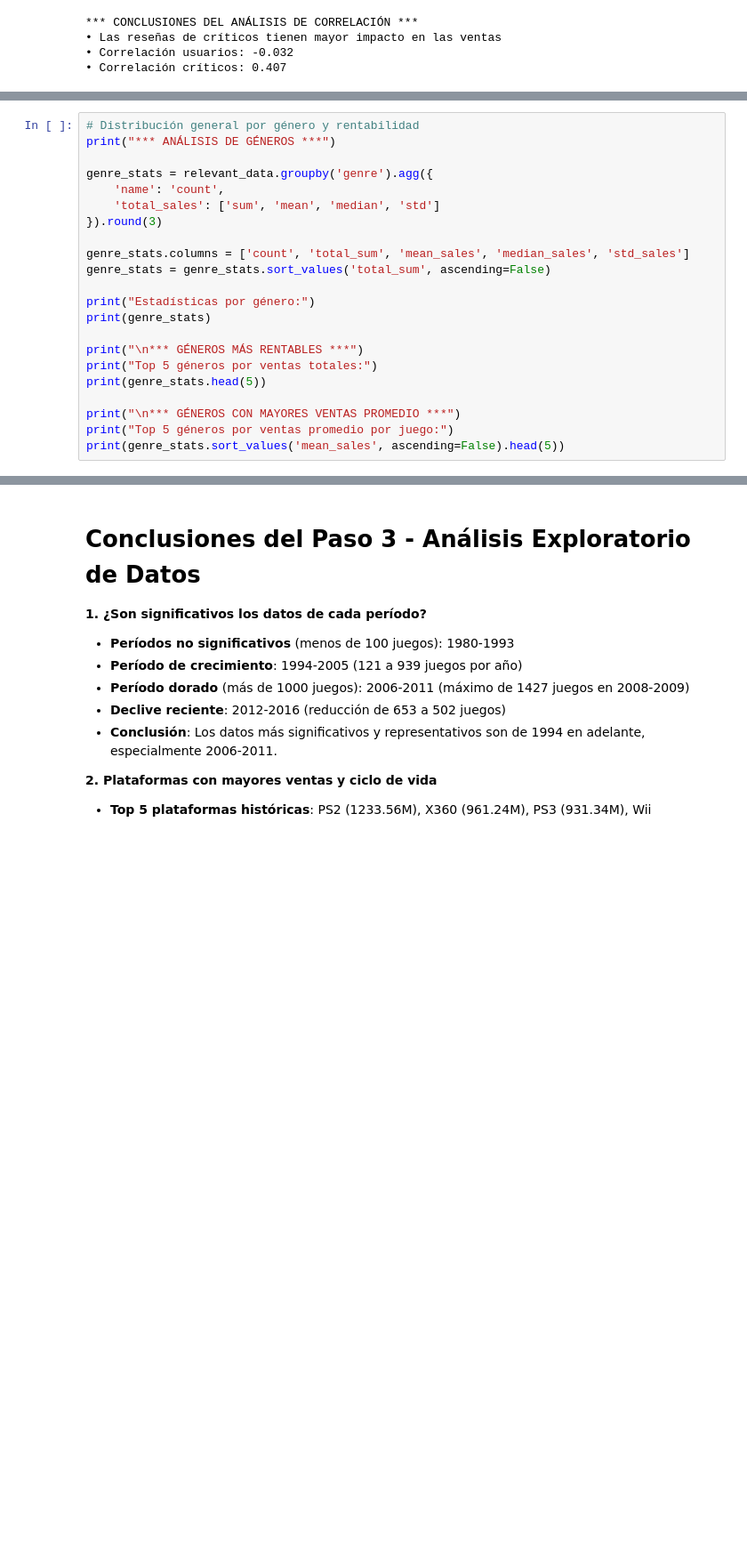
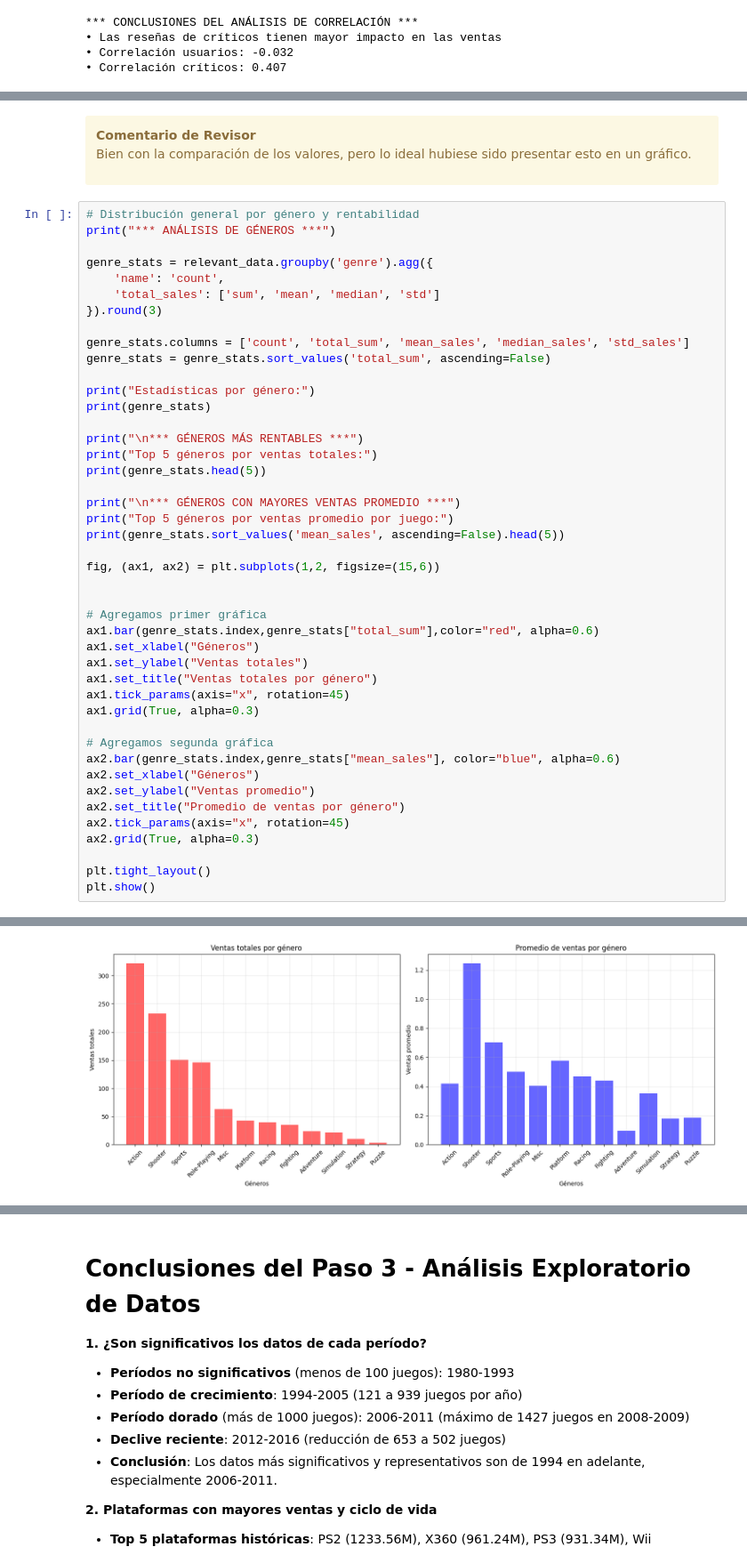
Before and after one commit to carloscarranza2486/tripleten-data-science, a Jupyter notebook: sprint-06-module-project-1/notebook.ipynb, the cells around one changed output, grey strips where cells are left out. Shown at 89% size. Saved outputs shown, nothing was run; the diff lists cells and outputs as text; blank space fills up the shorter version.

```diff
--- a/sprint-06-module-project-1/notebook.ipynb
+++ b/sprint-06-module-project-1/notebook.ipynb
@@ -639,3 +804,12 @@ Name: count, dtype: int64
+# %% [markdown]
+<div class="alert alert-block alert-warning">
+<b>Comentario de Revisor              </b><a class="tocSkip"></a>
+
+Bien con la comparación de los valores, pero lo ideal hubiese sido presentar esto en un gráfico.
+
+
+
+</div>
 # %%
 # Distribución general por género y rentabilidad
 print("*** ANÁLISIS DE GÉNEROS ***")
@@ -649,30 +823,53 @@ genre_stats.columns = ['count', 'total_sum', 'mean_sales', 'median_sales', 'std_
 genre_stats = genre_stats.sort_values('total_sum', ascending=False)
 
 print("Estadísticas por género:")
 print(genre_stats)
 
 print("\n*** GÉNEROS MÁS RENTABLES ***")
 print("Top 5 géneros por ventas totales:")
 print(genre_stats.head(5))
 
 print("\n*** GÉNEROS CON MAYORES VENTAS PROMEDIO ***")
 print("Top 5 géneros por ventas promedio por juego:")
 print(genre_stats.sort_values('mean_sales', ascending=False).head(5))
+
+fig, (ax1, ax2) = plt.subplots(1,2, figsize=(15,6))
+
+
+# Agregamos primer gráfica
+ax1.bar(genre_stats.index,genre_stats["total_sum"],color="red", alpha=0.6)
+ax1.set_xlabel("Géneros")
+ax1.set_ylabel("Ventas totales")
+ax1.set_title("Ventas totales por género")
+ax1.tick_params(axis="x", rotation=45)
+ax1.grid(True, alpha=0.3)
+
+# Agregamos segunda gráfica
+ax2.bar(genre_stats.index,genre_stats["mean_sales"], color="blue", alpha=0.6)
+ax2.set_xlabel("Géneros")
+ax2.set_ylabel("Ventas promedio")
+ax2.set_title("Promedio de ventas por género")
+ax2.tick_params(axis="x", rotation=45)
+ax2.grid(True, alpha=0.3)
+
+plt.tight_layout()
+plt.show()
 # %% [output]
 *** ANÁLISIS DE GÉNEROS ***
 Estadísticas por género:
               count  total_sum  mean_sales  median_sales  std_sales
 genre
 Action          766     321.87       0.420         0.110      1.254
 Shooter         187     232.98       1.246         0.450      2.014
 Sports          214     150.65       0.704         0.240      1.219
 Role-Playing    292     145.89       0.500         0.125      1.353
 Misc            155      62.82       0.405         0.100      1.008
 Platform         74      42.63       0.576         0.225      0.807
 Racing           85      39.89       0.469         0.120      0.964
 Fighting         80      35.31       0.441         0.125      1.049
 ... (20 lines left out)
 Sports          214     150.65       0.704         0.240      1.219
 Platform         74      42.63       0.576         0.225      0.807
 Role-Playing    292     145.89       0.500         0.125      1.353
 Racing           85      39.89       0.469         0.120      0.964
+[figure, added]
```
Also changed, not shown: parts of 33 cells of this notebook, 10 other files.
